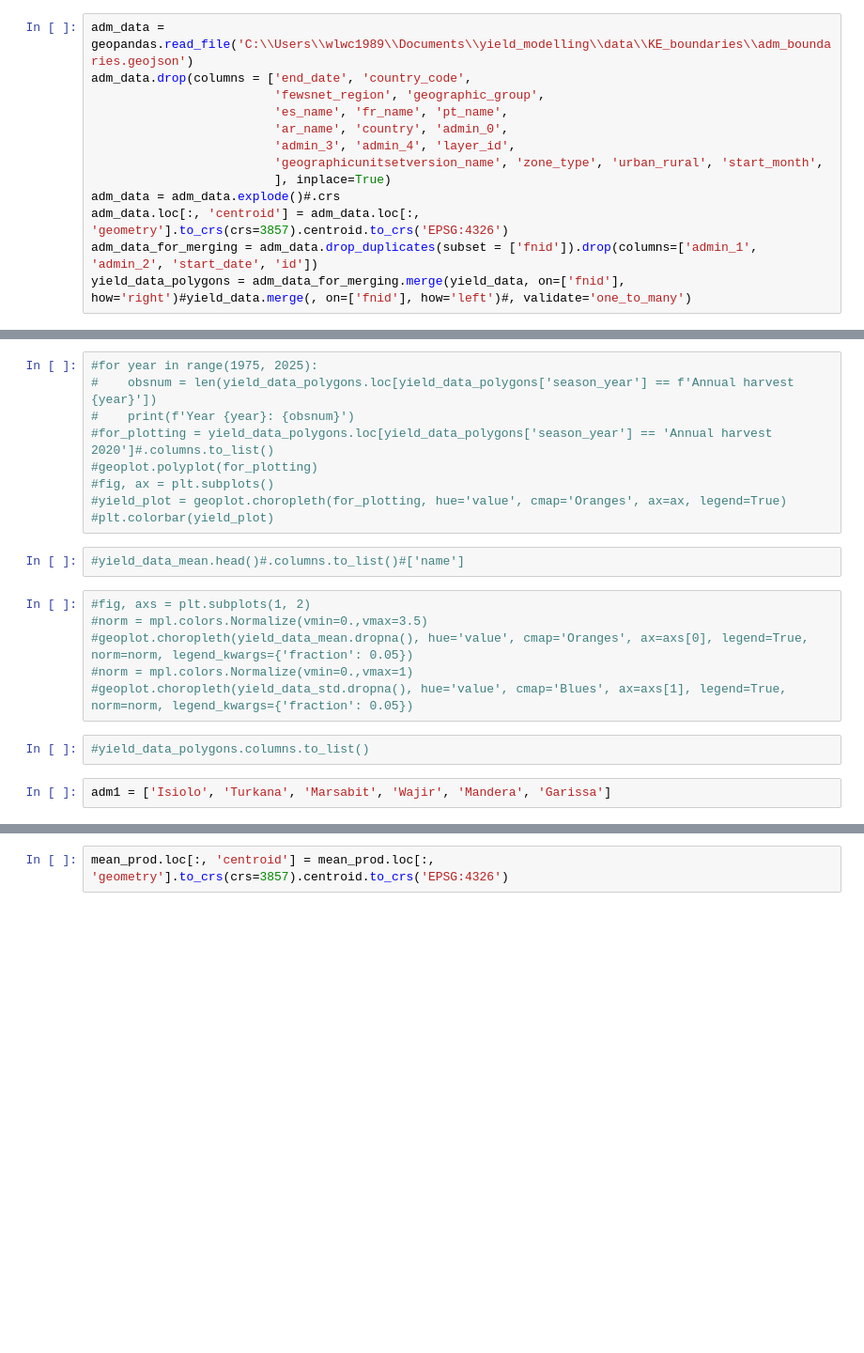
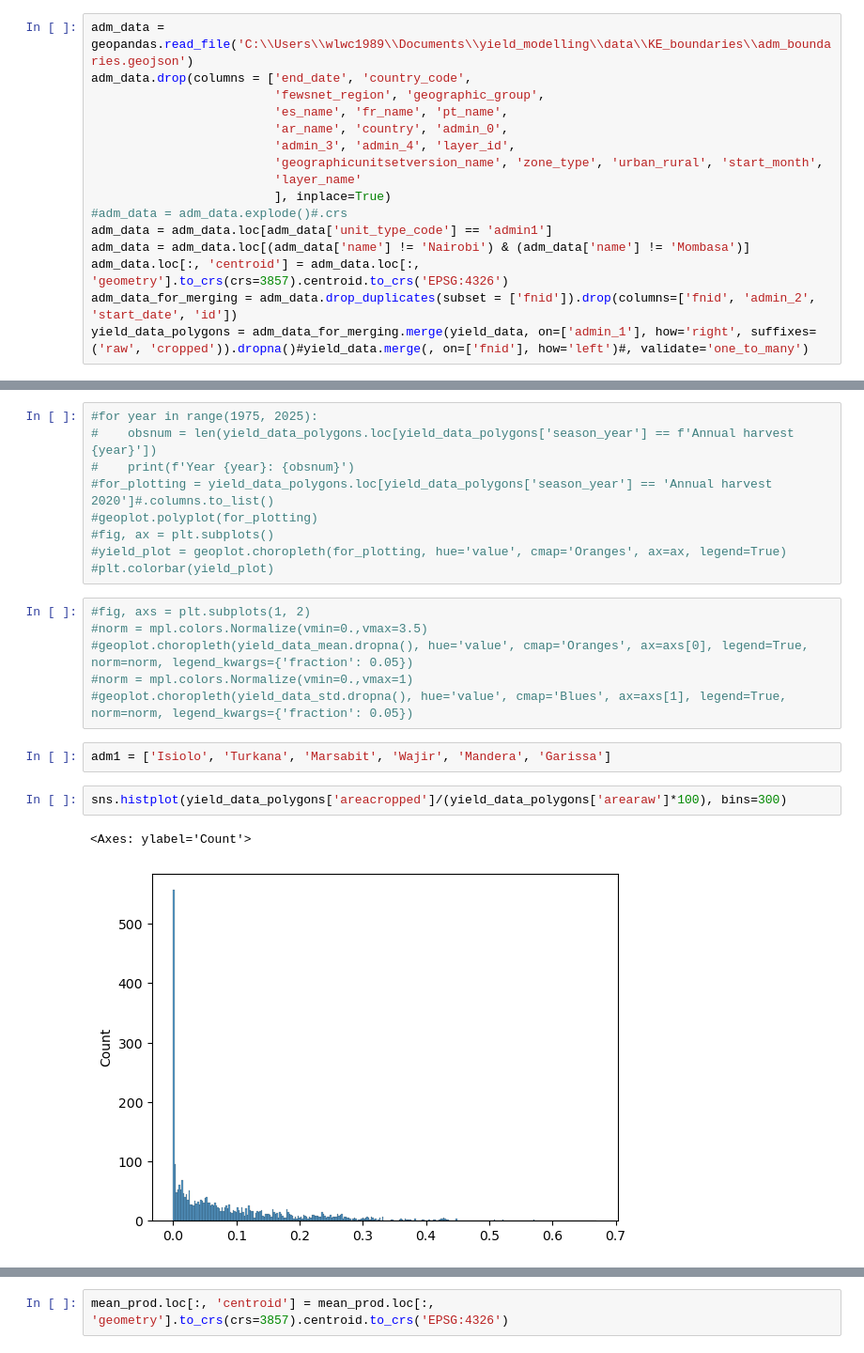
Before and after one commit to MartinP556/yield_modelling, a Jupyter notebook: initial_data_assessment.ipynb, the cells around one changed output, grey strips where cells are left out. Shown at 94% size. Cells and saved outputs as stored; diff of their text form; blank space fills up the shorter version.

```diff
--- a/initial_data_assessment.ipynb
+++ b/initial_data_assessment.ipynb
@@ -56,10 +28,13 @@ adm_data.drop(columns = ['end_date', 'country_code',
                          'ar_name', 'country', 'admin_0',
                          'admin_3', 'admin_4', 'layer_id',
                          'geographicunitsetversion_name', 'zone_type', 'urban_rural', 'start_month',
+                         'layer_name'
                          ], inplace=True)
-adm_data = adm_data.explode()#.crs
+#adm_data = adm_data.explode()#.crs
+adm_data = adm_data.loc[adm_data['unit_type_code'] == 'admin1']
+adm_data = adm_data.loc[(adm_data['name'] != 'Nairobi') & (adm_data['name'] != 'Mombasa')]
 adm_data.loc[:, 'centroid'] = adm_data.loc[:, 'geometry'].to_crs(crs=3857).centroid.to_crs('EPSG:4326')
-adm_data_for_merging = adm_data.drop_duplicates(subset = ['fnid']).drop(columns=['admin_1', 'admin_2', 'start_date', 'id'])
-yield_data_polygons = adm_data_for_merging.merge(yield_data, on=['fnid'], how='right')#yield_data.merge(, on=['fnid'], how='left')#, validate='one_to_many')
+adm_data_for_merging = adm_data.drop_duplicates(subset = ['fnid']).drop(columns=['fnid', 'admin_2', 'start_date', 'id'])
+yield_data_polygons = adm_data_for_merging.merge(yield_data, on=['admin_1'], how='right', suffixes=('raw', 'cropped')).dropna()#yield_data.merge(, on=['fnid'], how='left')#, validate='one_to_many')
 # %% [output]
 Skipping field centroid: unsupported OGR type: 3
@@ -90,15 +105,16 @@ len(yield_data_mean)
 #fig, ax = plt.subplots()
 #yield_plot = geoplot.choropleth(for_plotting, hue='value', cmap='Oranges', ax=ax, legend=True)
 #plt.colorbar(yield_plot)
-# %%
-#yield_data_mean.head()#.columns.to_list()#['name']
 # %%
 #fig, axs = plt.subplots(1, 2)
 #norm = mpl.colors.Normalize(vmin=0.,vmax=3.5)
 #geoplot.choropleth(yield_data_mean.dropna(), hue='value', cmap='Oranges', ax=axs[0], legend=True, norm=norm, legend_kwargs={'fraction': 0.05})
 #norm = mpl.colors.Normalize(vmin=0.,vmax=1)
 #geoplot.choropleth(yield_data_std.dropna(), hue='value', cmap='Blues', ax=axs[1], legend=True, norm=norm, legend_kwargs={'fraction': 0.05})
-# %%
-#yield_data_polygons.columns.to_list()
 # %%
 adm1 = ['Isiolo', 'Turkana', 'Marsabit', 'Wajir', 'Mandera', 'Garissa']
+# %%
+sns.histplot(yield_data_polygons['areacropped']/(yield_data_polygons['arearaw']*100), bins=300)
+# %% [output]
+<Axes: ylabel='Count'>
+[figure, added]
```
Also changed, not shown: parts of 24 cells of this notebook, 3 other files.
